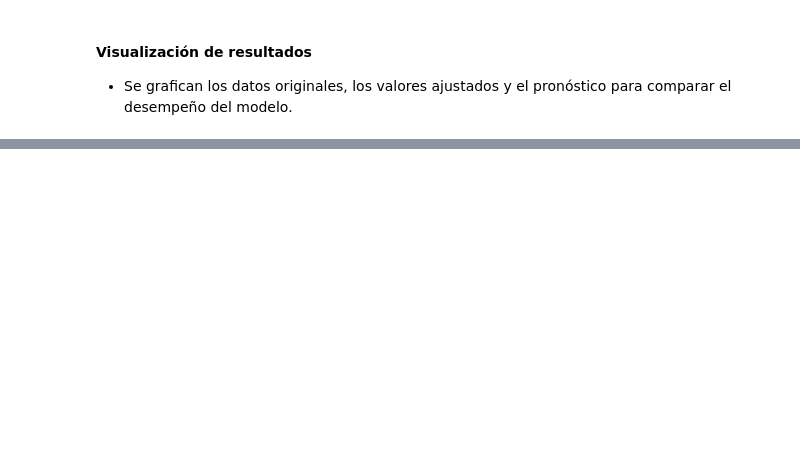
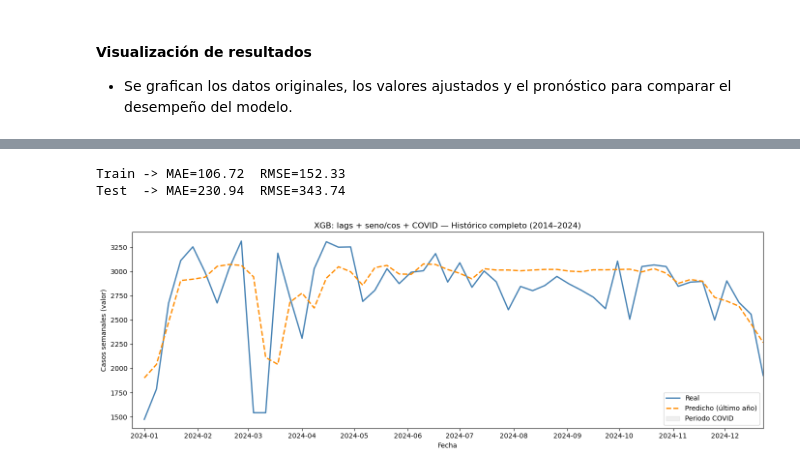
Before and after one commit to AbioticBaton4/proyecto-integrador-mna, a Jupyter notebook: notebooks/modeling/Avance4.Equipo16.ipynb, the cells around one changed output, grey strips where cells are left out. Cells and saved outputs as stored; diff of their text form; code cells hidden in the pictures; blank space fills up the shorter version.

```diff
--- a/notebooks/modeling/Avance4.Equipo16.ipynb
+++ b/notebooks/modeling/Avance4.Equipo16.ipynb
@@ -190,0 +1022,39 @@ for y_col, title_suffix in plot_configs:
+# %%
+# Evaluación (escala original)
+y_pred_log = model_covid.predict(dtest, iteration_range=(0, model_covid.best_iteration+1))
+
+y_pred_train = np.expm1(model_covid.predict(xgb.DMatrix(X_train)))
+y_real_train = np.expm1(y_train)
+
+y_pred_test = np.expm1(model_covid.predict(xgb.DMatrix(X_test)))
+y_real_test = np.expm1(y_test)
+
+# Métricas
+mae_train = mean_absolute_error(y_real_train, y_pred_train)
+rmse_train = np.sqrt(mean_squared_error(y_real_train, y_pred_train))
+mae_test = mean_absolute_error(y_real_test, y_pred_test)
+rmse_test = np.sqrt(mean_squared_error(y_real_test, y_pred_test))
+
+print(f"Train -> MAE={mae_train:.2f}  RMSE={rmse_train:.2f}")
+print(f"Test  -> MAE={mae_test:.2f}  RMSE={rmse_test:.2f}")
+# %% [output]
+Train -> MAE=106.72  RMSE=152.33
+Test  -> MAE=230.94  RMSE=343.74
+# %%
+# Gráfico histórico completo
+df_c['pred_log'] = np.nan
+df_c.loc[df_c.index[-test_size]:, 'pred_log'] = model_covid.predict(xgb.DMatrix(X_test),
+                                                                    iteration_range=(0, model_covid.best_iteration+1))
+df_c['pred'] = np.expm1(df_c['pred_log'])
+fechas_test = df_c['fecha'].iloc[-len(y_real_test):]
+
+plt.figure(figsize=(14,5))
+plt.plot(fechas_test, y_real_test.values, label='Real', color='steelblue', linewidth=2)
+plt.plot(fechas_test, y_pred_test, '--', label='Predicho (último año)', color='darkorange', linewidth=2)
+plt.axvspan(covid_start, covid_end, color='lightgray', alpha=0.35, label='Periodo COVID')
+plt.xlim(df_c['fecha'].max() - pd.DateOffset(weeks=52), df_c['fecha'].max())
+plt.title("XGB: lags + seno/cos + COVID — Histórico completo (2014–2024)")
+plt.xlabel("Fecha"); plt.ylabel("Casos semanales (valor)")
+plt.legend(); plt.tight_layout(); plt.show()
+# %% [output]
+[figure, added]
```
Also changed, not shown: parts of 117 cells of this notebook.
